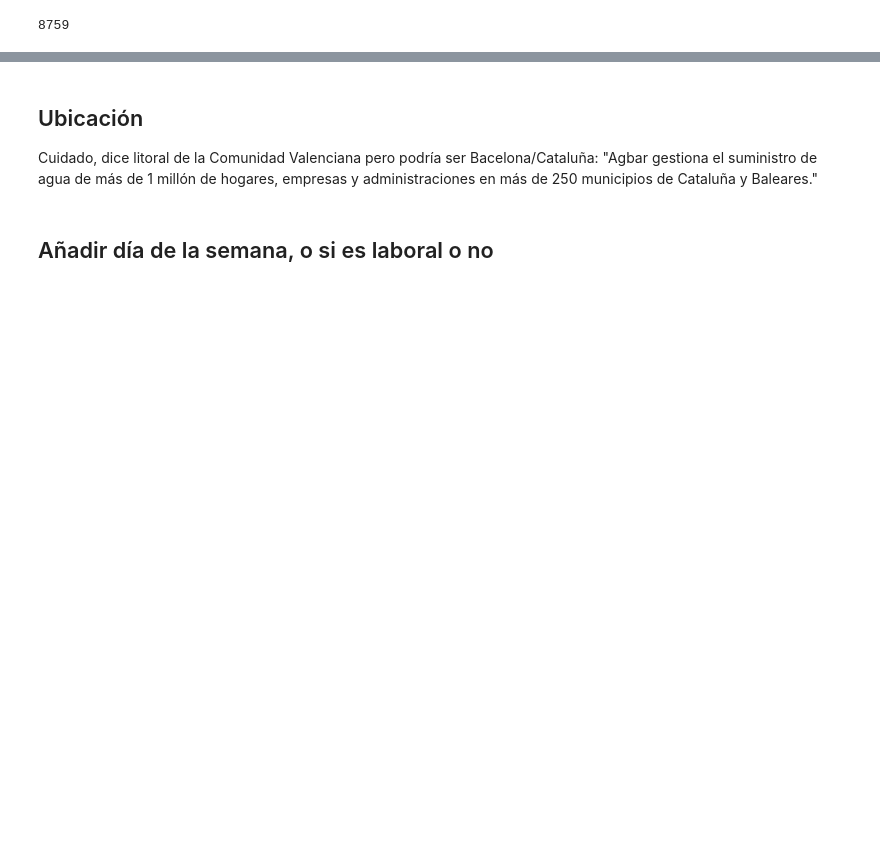
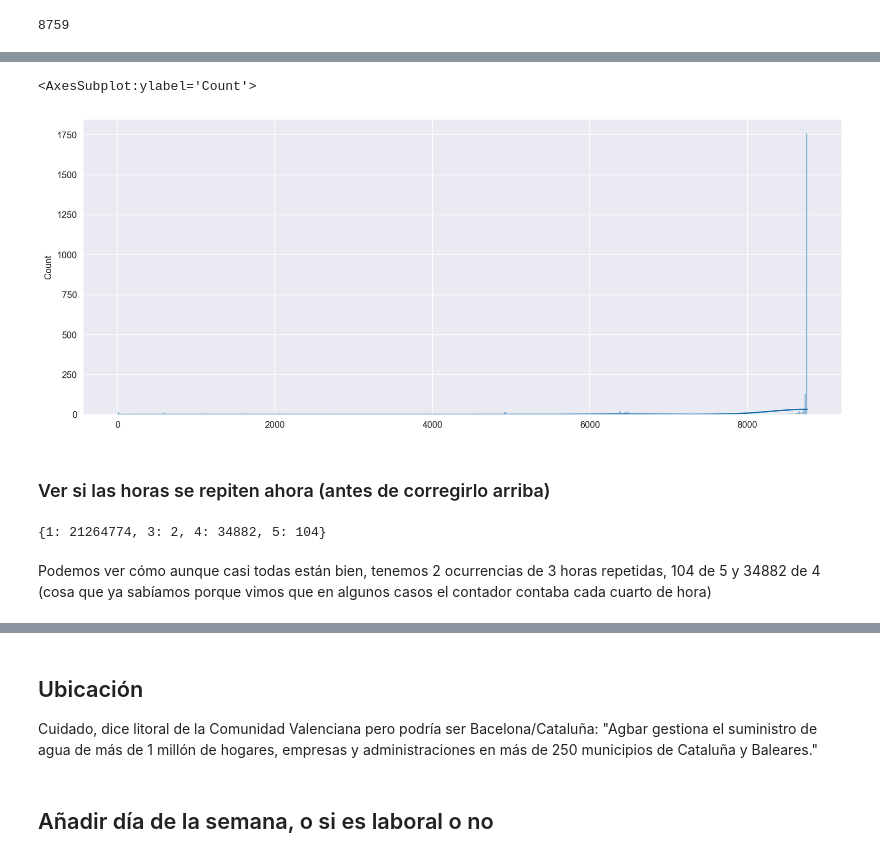
Before and after one commit to ptorrijos99/WaterFootprint2022, a Jupyter notebook: Script Exploración.ipynb, the cells around one changed output, grey strips where cells are left out. Drawn from its saved outputs; the diff is of its cells as text; code cells hidden in the pictures; blank space fills up the shorter version.

```diff
--- a/Script Exploración.ipynb
+++ b/Script Exploración.ipynb
@@ -428,0 +707,15 @@ sns.jointplot(data=df.groupby(['SAMPLETIME']).size().sort_values(), kind='scatte
+# %%
+sns.histplot(df.groupby(['ID']).size().sort_values(), bins=500, kde=True)
+# %% [output]
+<AxesSubplot:ylabel='Count'>
+[figure, added]
+# %% [markdown]
+### Ver si las horas se repiten ahora (antes de corregirlo arriba)
+# %%
+df_temp2 = df.groupby(['ID','SAMPLETIME']).size().sort_values()
+unique2, counts2 = np.unique(df_temp2, return_counts=True)
+dict(zip(unique2, counts2))
+# %% [output]
+{1: 21264774, 3: 2, 4: 34882, 5: 104}
+# %% [markdown]
+Podemos ver cómo aunque casi todas están bien, tenemos 2 ocurrencias de 3 horas repetidas, 104 de 5 y 34882 de 4 (cosa que ya sabíamos porque vimos que en algunos casos el contador contaba cada cuarto de hora)
```
Also changed, not shown: parts of 44 cells of this notebook, 1 other file.
